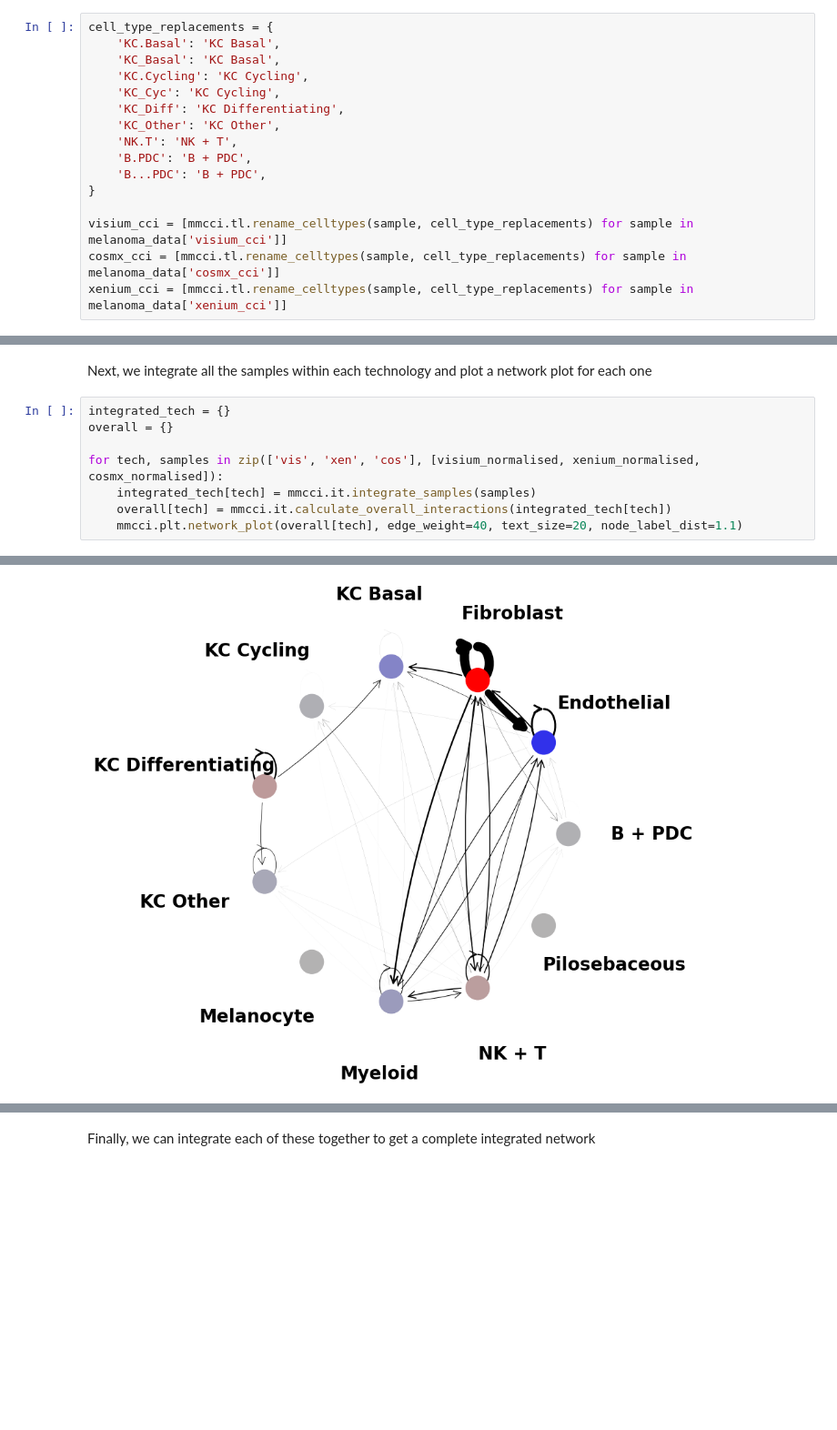
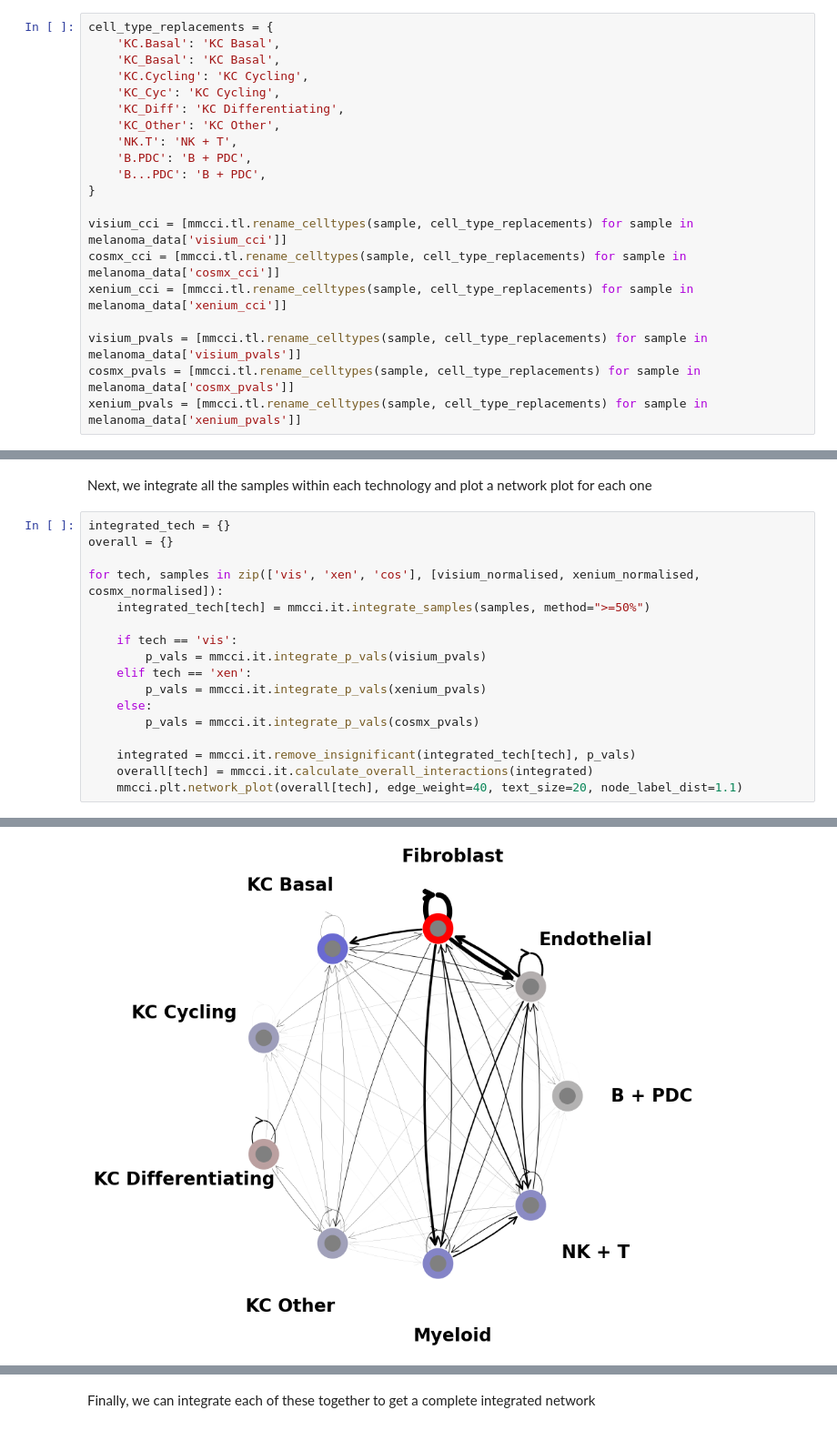
Before and after one commit to BiomedicalMachineLearning/MultimodalCCI, a Jupyter notebook: examples/melanoma_example.ipynb, the cells around one changed output, grey strips where cells are left out. Shown at 91% size. Cells and saved outputs as stored; diff of their text form; blank space fills up the shorter version.

```diff
--- a/examples/melanoma_example.ipynb
+++ b/examples/melanoma_example.ipynb
@@ -62,6 +72,10 @@ cell_type_replacements = {
 visium_cci = [mmcci.tl.rename_celltypes(sample, cell_type_replacements) for sample in melanoma_data['visium_cci']]
 cosmx_cci = [mmcci.tl.rename_celltypes(sample, cell_type_replacements) for sample in melanoma_data['cosmx_cci']]
 xenium_cci = [mmcci.tl.rename_celltypes(sample, cell_type_replacements) for sample in melanoma_data['xenium_cci']]
+
+visium_pvals = [mmcci.tl.rename_celltypes(sample, cell_type_replacements) for sample in melanoma_data['visium_pvals']]
+cosmx_pvals = [mmcci.tl.rename_celltypes(sample, cell_type_replacements) for sample in melanoma_data['cosmx_pvals']]
+xenium_pvals = [mmcci.tl.rename_celltypes(sample, cell_type_replacements) for sample in melanoma_data['xenium_pvals']]
 # %% [markdown]
 #### 2. Integrate by technology
 
@@ -77,7 +91,16 @@ integrated_tech = {}
 overall = {}
 
 for tech, samples in zip(['vis', 'xen', 'cos'], [visium_normalised, xenium_normalised, cosmx_normalised]):
-    integrated_tech[tech] = mmcci.it.integrate_samples(samples)
-    overall[tech] = mmcci.it.calculate_overall_interactions(integrated_tech[tech])
+    integrated_tech[tech] = mmcci.it.integrate_samples(samples, method=">=50%")
+
+    if tech == 'vis':
+        p_vals = mmcci.it.integrate_p_vals(visium_pvals)
+    elif tech == 'xen':
+        p_vals = mmcci.it.integrate_p_vals(xenium_pvals)
+    else:
+        p_vals = mmcci.it.integrate_p_vals(cosmx_pvals)
+
+    integrated = mmcci.it.remove_insignificant(integrated_tech[tech], p_vals)
+    overall[tech] = mmcci.it.calculate_overall_interactions(integrated)
     mmcci.plt.network_plot(overall[tech], edge_weight=40, text_size=20, node_label_dist=1.1)
 # %% [output]
@@ -85 +108 @@ for tech, samples in zip(['vis', 'xen', 'cos'], [visium_normalised, xenium_norma
-[figure, old version]
+[figure, new version]
```
Also changed, not shown: parts of 8 cells of this notebook, 18 other files.
